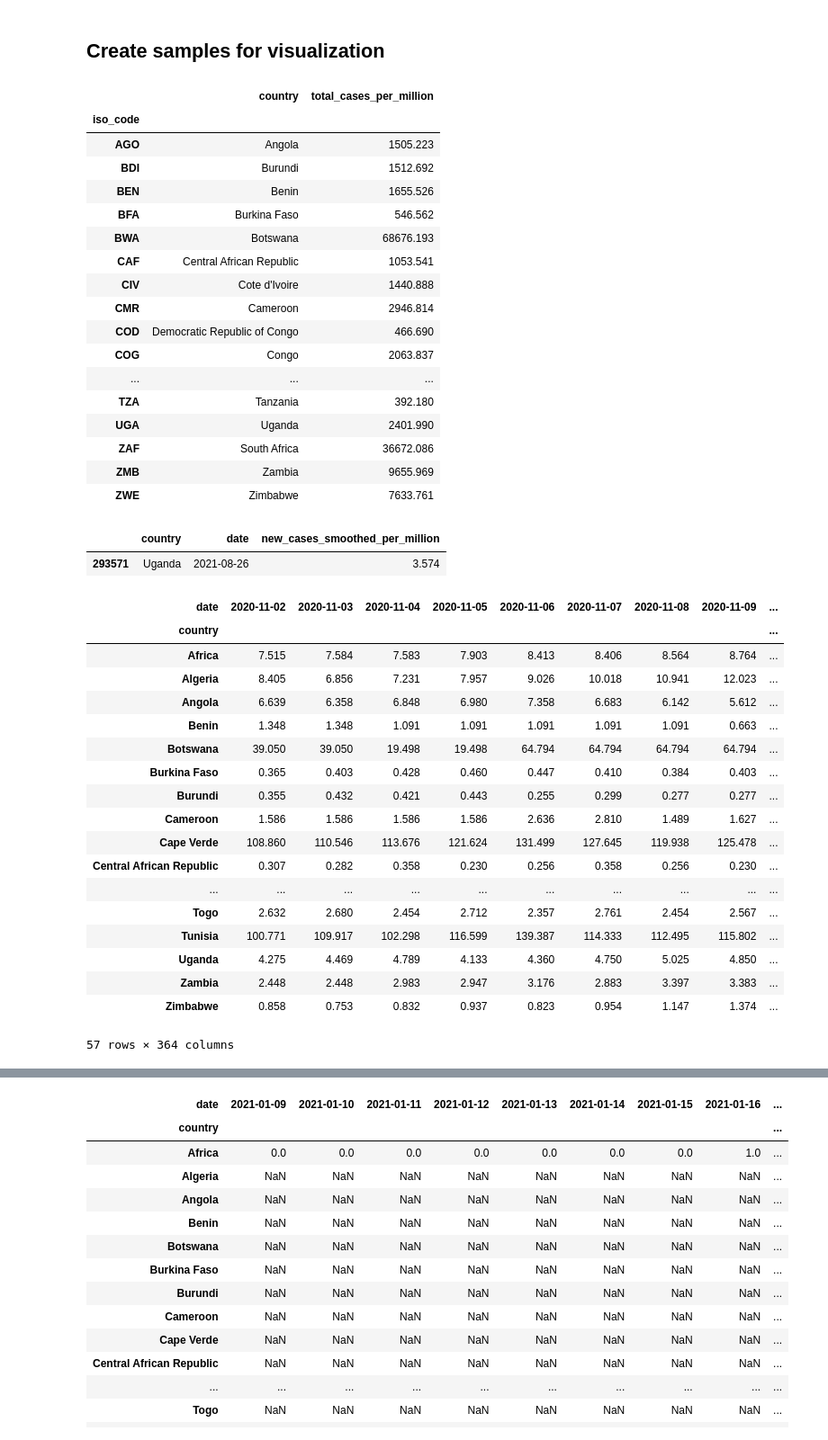
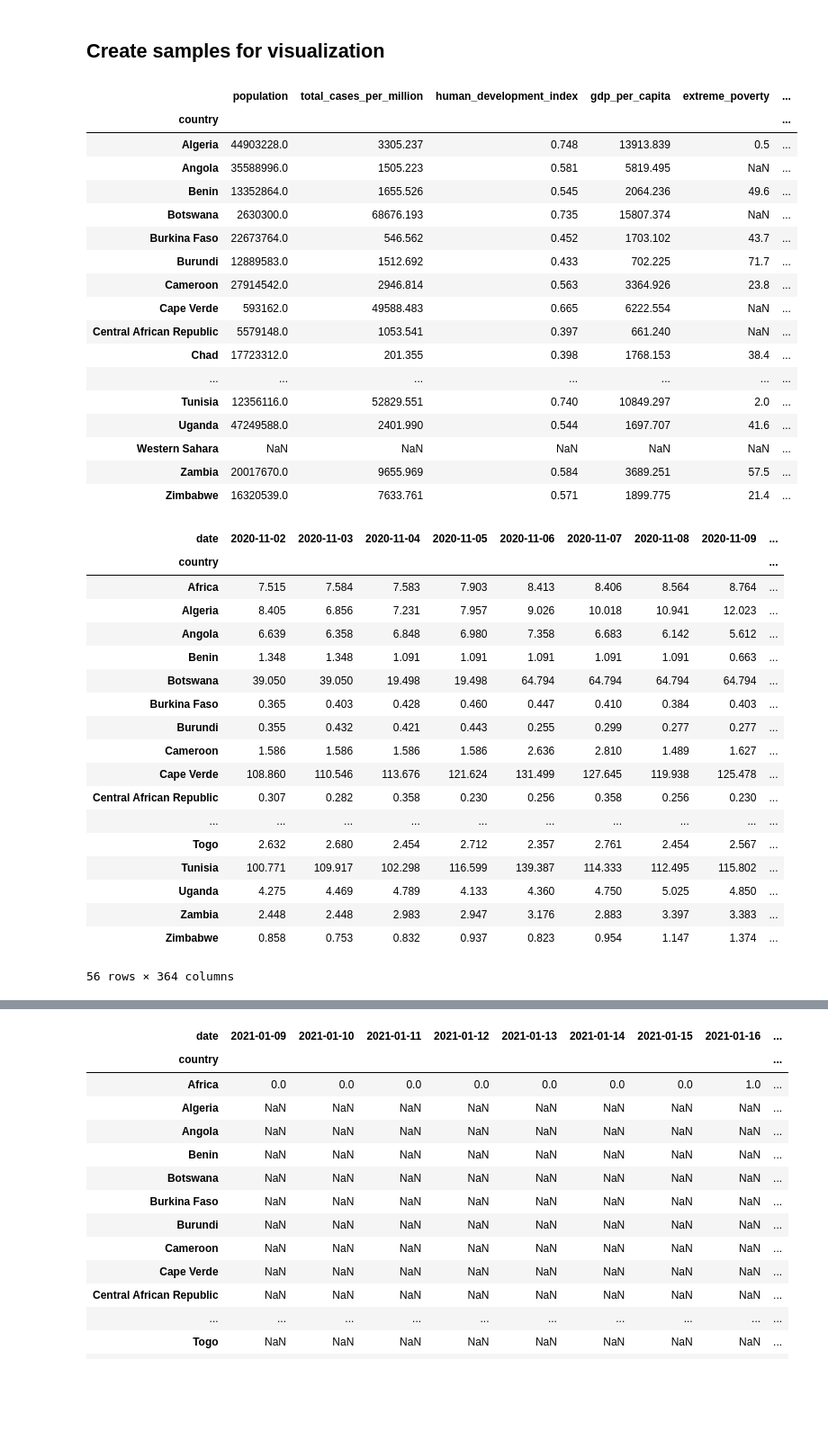
Before and after one commit to f-krause/veda_23_covid_dashboard, a Jupyter notebook: EDA.ipynb, the cells around one changed output, grey strips where cells are left out. Shown at 90% size. Cells and saved outputs as stored; diff of their text form; code cells hidden in the pictures; blank space fills up the shorter version.

Commit message:
fixing issue of different country naming
- restructures/orders geo.json
- adds/removes countries to covid data

```diff
--- a/EDA.ipynb
+++ b/EDA.ipynb
@@ -14,8 +14,11 @@ df = pd.read_csv("raw_data/owid-covid-data.csv", parse_dates=["date"])
 df = df[(df.continent == "Africa") | (df.iso_code == "OWID_AFR")]
 df = df.rename(columns={"location": "country"})
 
-# Remove small countries
+# Remove small countries (Saint Helena)
 df = df[~(df.population < 10_000)]
+
+# Remove Mayotte
+df = df[df.country != "Mayotte"]
 
 # Select only timeframe
 df = df[df.date < "2021-11"]
@@ -22,0 +40,6 @@ df = df["2020-11" < df.date]
+# %%
+# Change country names to make data coherent
+df.country = ["DR Congo" if i == "Democratic Republic of Congo" else i for i in df.country]
+df.country = ["Ivory Coast" if i == "Cote d'Ivoire" else i for i in df.country]
+df.country = ["Swaziland" if i == "Eswatini" else i for i in df.country]
+df.country = ["La Reunion" if i == "Reunion" else i for i in df.country]
@@ -264,42 +299,45 @@ df[df.date == "2021-10-01"].plot.barh(x="iso_code", y="new_people_vaccinated_smo
 [figure]
 # %% [markdown]
 ## Create samples for visualization
-# %%
-# View_ul: Map of total infections
-df_map = df[["iso_code", "country", "date", "new_cases_per_million", "population"]]
-df_map = df_map.groupby(by="iso_code").agg({"country": "first", "new_cases_per_million": "sum"})
-df_map.columns = ["country", "total_cases_per_million"]
-# df_map.to_csv("./data/scatter.csv", index=True)
-df_map
-# %% [output]
-|  | country | total_cases_per_million |
-| iso_code |  |  |
-| AGO | Angola | 1505.223 |
-| BDI | Burundi | 1512.692 |
-| BEN | Benin | 1655.526 |
-| BFA | Burkina Faso | 546.562 |
-| BWA | Botswana | 68676.193 |
-| CAF | Central African Republic | 1053.541 |
-| CIV | Cote d'Ivoire | 1440.888 |
-| CMR | Cameroon | 2946.814 |
-| COD | Democratic Republic of Congo | 466.690 |
-| COG | Congo | 2063.837 |
-| ... | ... | ... |
-| TZA | Tanzania | 392.180 |
-| UGA | Uganda | 2401.990 |
-| ZAF | South Africa | 36672.086 |
-| ZMB | Zambia | 9655.969 |
-| ZWE | Zimbabwe | 7633.761 |
-# %%
-df_test = df[["country", "date", "new_cases_smoothed_per_million"]]
-df_test[df_test.date == "2021-08-26"][df_test.country == "Uganda"]
-# %% [output]
-|  | country | date | new_cases_smoothed_per_million |
-| 293571 | Uganda | 2021-08-26 | 3.574 |
+# %%
+# View_bl: Scatter plot total infections vs. HDI etc.
+df_scatter = df[~(df.iso_code == "OWID_AFR")]
+df_scatter = df_scatter[["country", "population", "new_cases_per_million",
+                         "human_development_index", "gdp_per_capita", "extreme_poverty", "handwashing_facilities",
+                         "life_expectancy", "diabetes_prevalence"]]
+tasks = {name: "first" for name in df_scatter.columns}
+tasks.pop("country")
+tasks["new_cases_per_million"] = "sum"
+df_scatter = df_scatter.groupby(by="country").agg(tasks)
+df_scatter = df_scatter.rename(columns={"new_cases_per_million": "total_cases_per_million"})
+df_scatter = df_scatter.append(pd.Series([None]*df_scatter.columns.shape[0], index=df_scatter.columns, name="Western Sahara")) # Add one row only with NA
+df_scatter.sort_index(inplace=True)
+# df_scatter.to_csv("./data/scatter.csv", index=True)
+df_scatter#.sort_values(by="human_development_index")
+# %% [output]
+|  | population | total_cases_per_million | human_development_index | gdp_per_capita | extreme_poverty | ... |
+| country |  |  |  |  |  | ... |
+| Algeria | 44903228.0 | 3305.237 | 0.748 | 13913.839 | 0.5 | ... |
+| Angola | 35588996.0 | 1505.223 | 0.581 | 5819.495 | NaN | ... |
+| Benin | 13352864.0 | 1655.526 | 0.545 | 2064.236 | 49.6 | ... |
+| Botswana | 2630300.0 | 68676.193 | 0.735 | 15807.374 | NaN | ... |
+| Burkina Faso | 22673764.0 | 546.562 | 0.452 | 1703.102 | 43.7 | ... |
+| Burundi | 12889583.0 | 1512.692 | 0.433 | 702.225 | 71.7 | ... |
+| Cameroon | 27914542.0 | 2946.814 | 0.563 | 3364.926 | 23.8 | ... |
+| Cape Verde | 593162.0 | 49588.483 | 0.665 | 6222.554 | NaN | ... |
+| Central African Republic | 5579148.0 | 1053.541 | 0.397 | 661.240 | NaN | ... |
+| Chad | 17723312.0 | 201.355 | 0.398 | 1768.153 | 38.4 | ... |
+| ... | ... | ... | ... | ... | ... | ... |
+| Tunisia | 12356116.0 | 52829.551 | 0.740 | 10849.297 | 2.0 | ... |
+| Uganda | 47249588.0 | 2401.990 | 0.544 | 1697.707 | 41.6 | ... |
+| Western Sahara | NaN | NaN | NaN | NaN | NaN | ... |
+| Zambia | 20017670.0 | 9655.969 | 0.584 | 3689.251 | 57.5 | ... |
+| Zimbabwe | 16320539.0 | 7633.761 | 0.571 | 1899.775 | 21.4 | ... |
 # %%
 # View_ur: Line chart of new cases (smoothed)
 df_cases = df[["country", "date", "new_cases_smoothed_per_million"]]
 df_cases = df_cases.pivot_table(values="new_cases_smoothed_per_million", index="country", columns="date")
+# df_cases = pd.concat([df_cases.iloc[1:, :], pd.DataFrame(df_cases.iloc[0, :]).T]) # Add "Africa" to last position
 # df_cases.to_csv("./data/cases.csv", index=True)
 df_cases
 # %% [output]
@@ -321,4 +359,4 @@ df_cases
 | Uganda | 4.275 | 4.469 | 4.789 | 4.133 | 4.360 | 4.750 | 5.025 | 4.850 | ... |
 | Zambia | 2.448 | 2.448 | 2.983 | 2.947 | 3.176 | 2.883 | 3.397 | 3.383 | ... |
 | Zimbabwe | 0.858 | 0.753 | 0.832 | 0.937 | 0.823 | 0.954 | 1.147 | 1.374 | ... |
-57 rows × 364 columns
+56 rows × 364 columns
```
Also changed, not shown: parts of 4 cells of this notebook, 8 other files.
